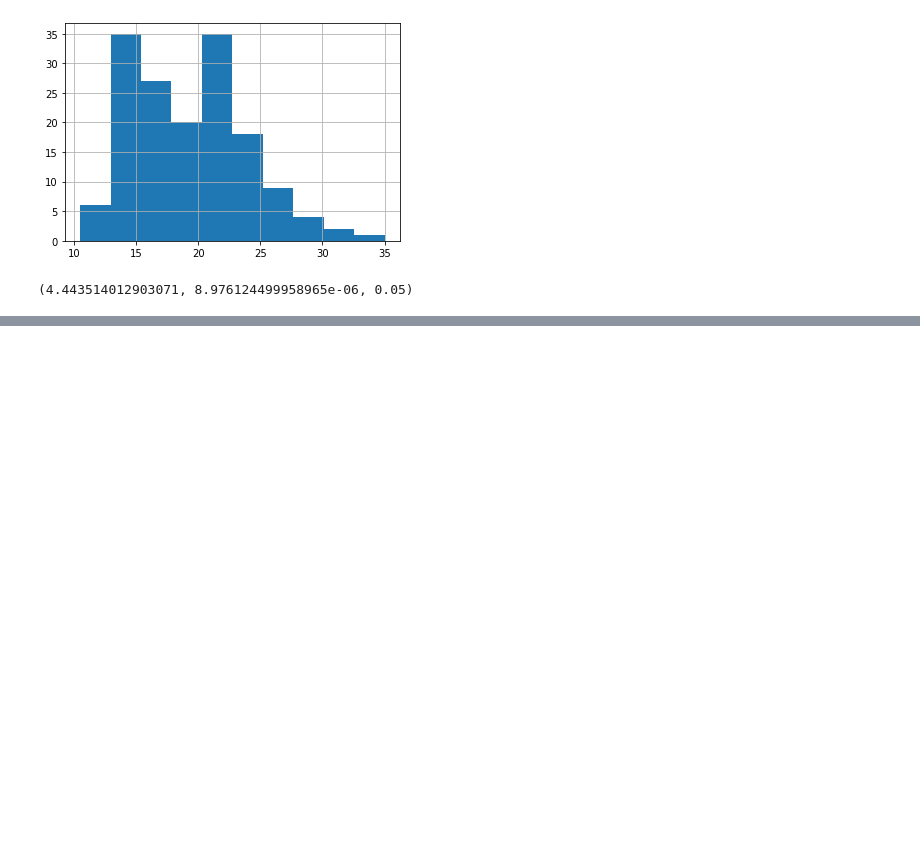
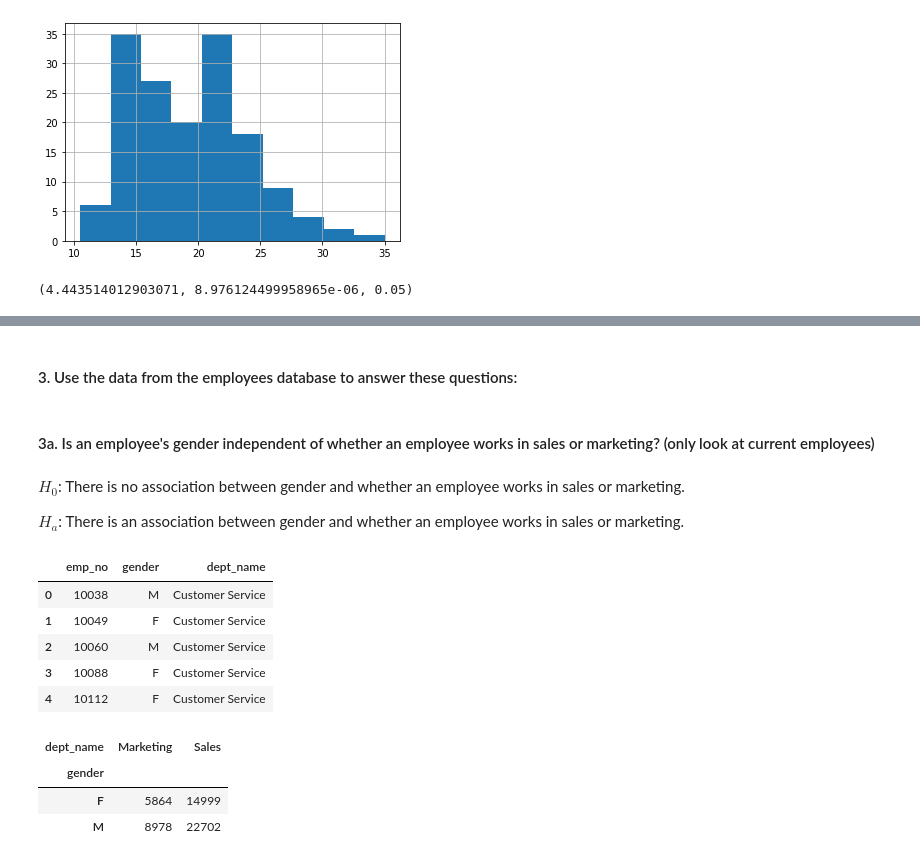
Before and after one commit to sophia-stewart/statistics-exercises, a Jupyter notebook: hypothesis_testing.ipynb, the cells around one changed output, grey strips where cells are left out. Cells and saved outputs as stored; diff of their text form; code cells hidden in the pictures; blank space fills up the shorter version.

```diff
--- a/hypothesis_testing.ipynb
+++ b/hypothesis_testing.ipynb
@@ -351,0 +515,35 @@ r, p
+# %% [markdown]
+#### 3. Use the data from the employees database to answer these questions:
+# %% [markdown]
+#### 3a. Is an employee's gender independent of whether an employee works in sales or marketing? (only look at current employees)
+# %% [markdown]
+$H_{0}$: There is no association between gender and whether an employee works in sales or marketing.
+
+$H_{a}$: There is an association between gender and whether an employee works in sales or marketing.
+# %%
+sql = '''
+SELECT emp_no, gender, dept_name
+FROM employees
+JOIN dept_emp USING(emp_no)
+JOIN departments USING(dept_no)
+WHERE to_date > CURDATE();
+'''
+gender_depts = pd.read_sql(sql, url)
+gender_depts.head()
+# %% [output]
+|  | emp_no | gender | dept_name |
+| 0 | 10038 | M | Customer Service |
+| 1 | 10049 | F | Customer Service |
+| 2 | 10060 | M | Customer Service |
+| 3 | 10088 | F | Customer Service |
+| 4 | 10112 | F | Customer Service |
+# %%
+sales_mktg = gender_depts[(gender_depts.dept_name == 'Sales') | (gender_depts.dept_name == 'Marketing')]
+sales_mktg
+observed = pd.crosstab(gender_depts.gender, sales_mktg.dept_name)
+observed
+# %% [output]
+| dept_name | Marketing | Sales |
+| gender |  |  |
+| F | 5864 | 14999 |
+| M | 8978 | 22702 |
```
Also changed, not shown: parts of 62 cells of this notebook.
